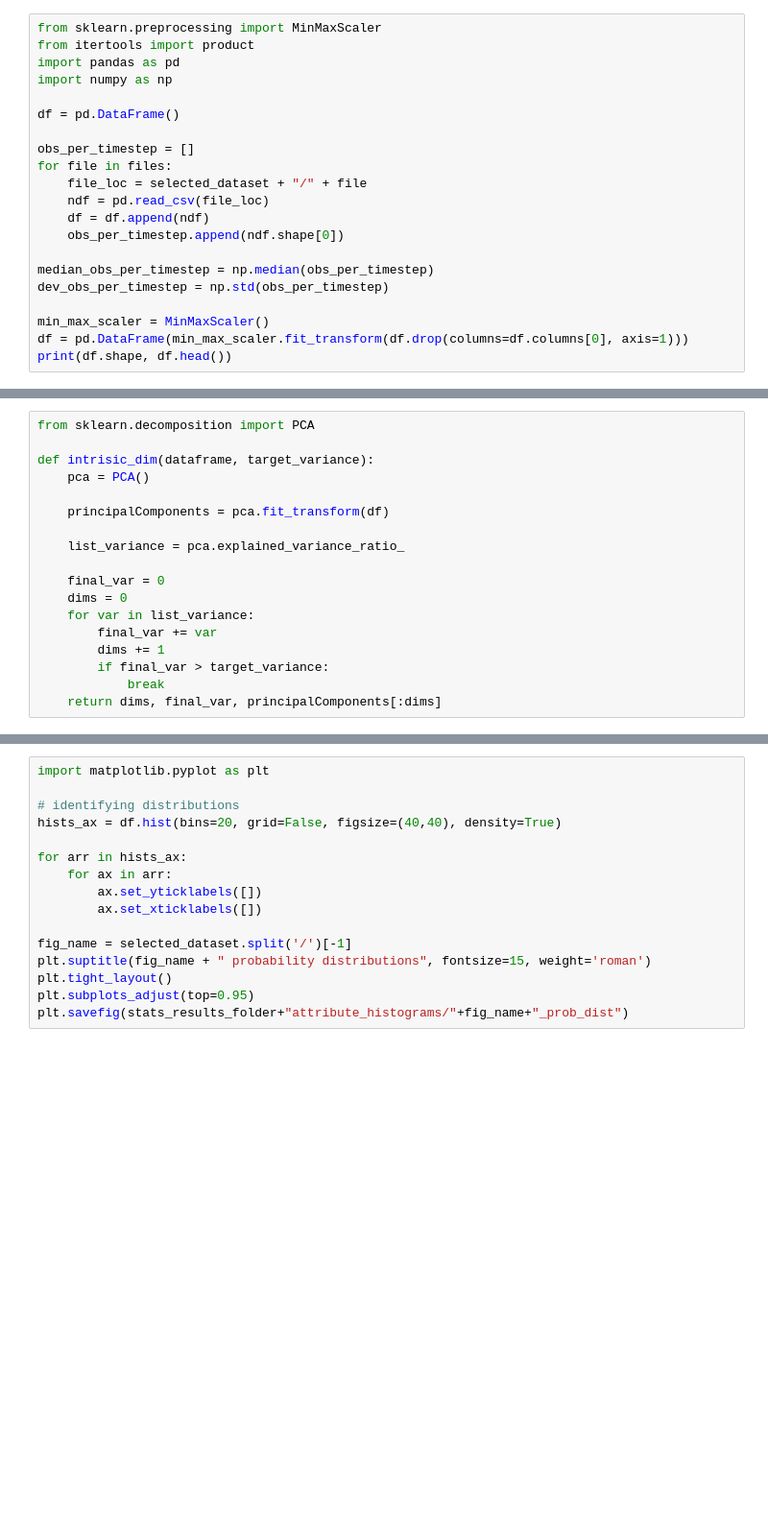
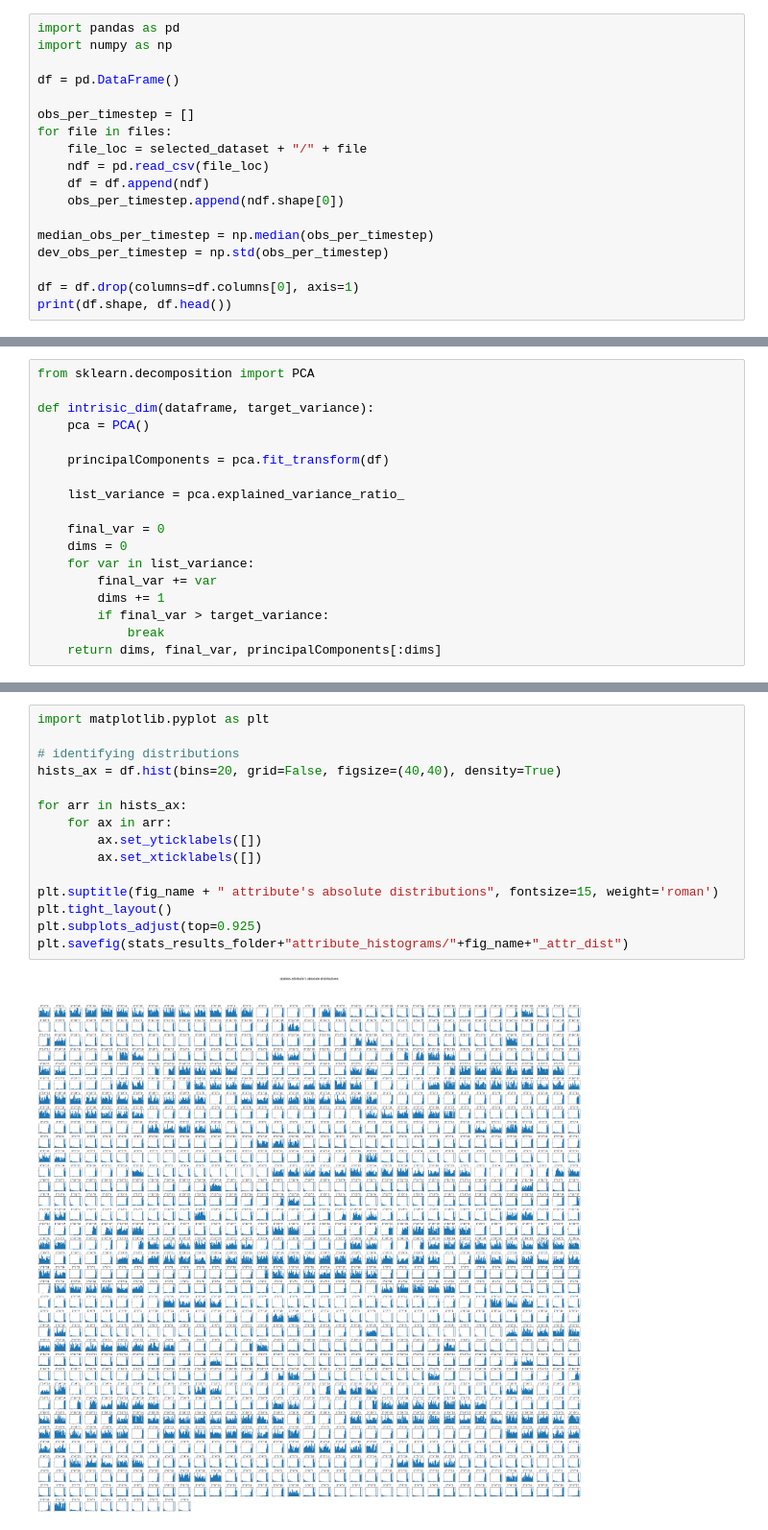
Before and after one commit to EduardoVernier/dynamic-projections, a Jupyter notebook: Stats/qtables_stats.ipynb, the cells around one changed output, grey strips where cells are left out. Shown at 96% size. Cells and saved outputs as stored; diff of their text form; blank space fills up the shorter version.

```diff
--- a/Stats/qtables_stats.ipynb
+++ b/Stats/qtables_stats.ipynb
@@ -46,8 +46,6 @@ files[:5]
  'qtables-36.csv',
  'qtables-15.csv']
 # %%
-from sklearn.preprocessing import MinMaxScaler
-from itertools import product
 import pandas as pd
 import numpy as np
 
@@ -63,7 +61,6 @@ for file in files:
 median_obs_per_timestep = np.median(obs_per_timestep)
 dev_obs_per_timestep = np.std(obs_per_timestep)
 
-min_max_scaler = MinMaxScaler()
-df = pd.DataFrame(min_max_scaler.fit_transform(df.drop(columns=df.columns[0], axis=1)))
+df = df.drop(columns=df.columns[0], axis=1)
 print(df.shape, df.head())
 # %% [output]
@@ -123,16 +122,17 @@ Total variance: 0.9012071053796678
 # %%
 import matplotlib.pyplot as plt
 
 # identifying distributions
 hists_ax = df.hist(bins=20, grid=False, figsize=(40,40), density=True)
 
 for arr in hists_ax:
     for ax in arr:
         ax.set_yticklabels([])
         ax.set_xticklabels([])
 
-fig_name = selected_dataset.split('/')[-1]
-plt.suptitle(fig_name + " probability distributions", fontsize=15, weight='roman')
+plt.suptitle(fig_name + " attribute's absolute distributions", fontsize=15, weight='roman')
 plt.tight_layout()
-plt.subplots_adjust(top=0.95)
-plt.savefig(stats_results_folder+"attribute_histograms/"+fig_name+"_prob_dist")
+plt.subplots_adjust(top=0.925)
+plt.savefig(stats_results_folder+"attribute_histograms/"+fig_name+"_attr_dist")
+# %% [output]
+[figure, added]
```
Also changed, not shown: parts of 4 cells of this notebook, 38 other files.
